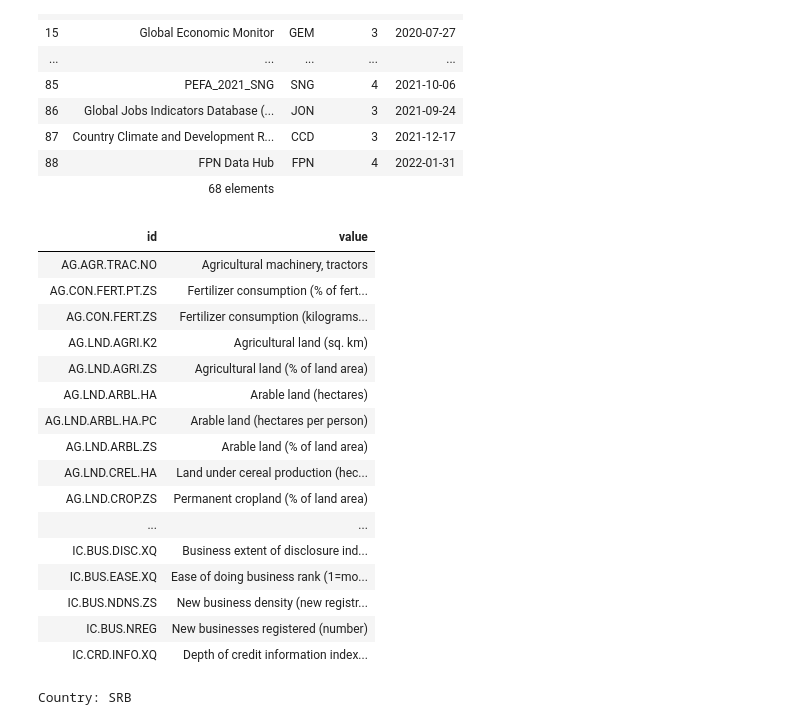
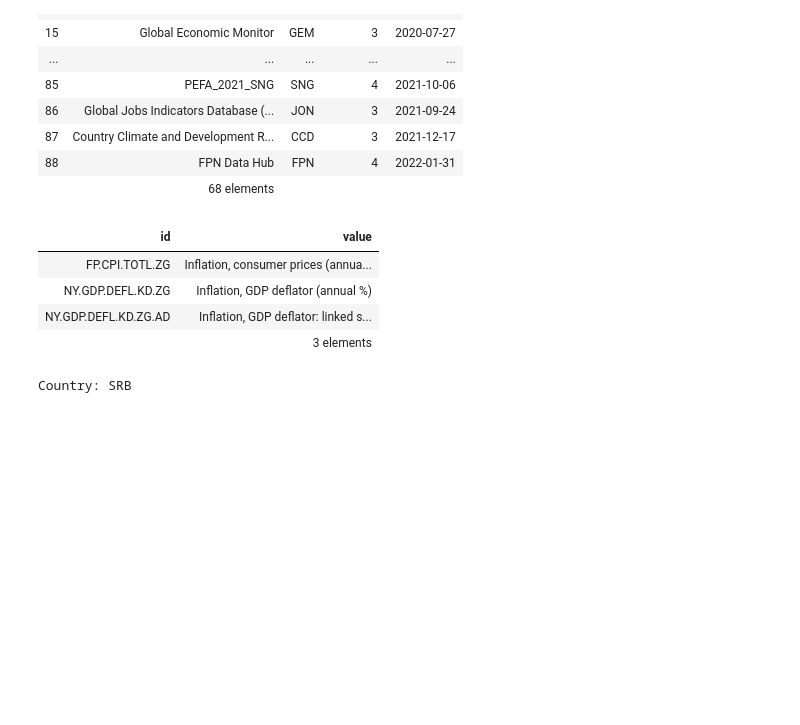
Before and after one commit to dbogatic/world_bank_stats, a Jupyter notebook: country_stats.ipynb, the cells around one changed output. Drawn from its saved outputs; the diff is of its cells as text; code cells hidden in the pictures; blank space fills up the shorter version.

Commit message:
updated database query

```diff
--- a/country_stats.ipynb
+++ b/country_stats.ipynb
@@ -28,26 +28,14 @@ wb.source.info()
 | 88 | FPN Data Hub | FPN | 4 | 2022-01-31 |
 |  | 68 elements |  |  |  |
 # %%
-# List of available data series from database #2
-wb.series.info(db=2)
+# List of available data series from database #2 based on query
+wb.series.info(db=2, q='inflation')
 # %% [output]
 | id | value |
-| AG.AGR.TRAC.NO | Agricultural machinery, tractors |
-| AG.CON.FERT.PT.ZS | Fertilizer consumption (% of fert... |
-| AG.CON.FERT.ZS | Fertilizer consumption (kilograms... |
-| AG.LND.AGRI.K2 | Agricultural land (sq. km) |
-| AG.LND.AGRI.ZS | Agricultural land (% of land area) |
-| AG.LND.ARBL.HA | Arable land (hectares) |
-| AG.LND.ARBL.HA.PC | Arable land (hectares per person) |
-| AG.LND.ARBL.ZS | Arable land (% of land area) |
-| AG.LND.CREL.HA | Land under cereal production (hec... |
-| AG.LND.CROP.ZS | Permanent cropland (% of land area) |
-| ... | ... |
-| IC.BUS.DISC.XQ | Business extent of disclosure ind... |
-| IC.BUS.EASE.XQ | Ease of doing business rank (1=mo... |
-| IC.BUS.NDNS.ZS | New business density (new registr... |
-| IC.BUS.NREG | New businesses registered (number) |
-| IC.CRD.INFO.XQ | Depth of credit information index... |
+| FP.CPI.TOTL.ZG | Inflation, consumer prices (annua... |
+| NY.GDP.DEFL.KD.ZG | Inflation, GDP deflator (annual %) |
+| NY.GDP.DEFL.KD.ZG.AD | Inflation, GDP deflator: linked s... |
+|  | 3 elements |
 # %%
 serbia_metadata = wb.economy.metadata.get('SRB')
 serbia_metadata
```
Also changed, not shown: parts of 5 cells of this notebook.
